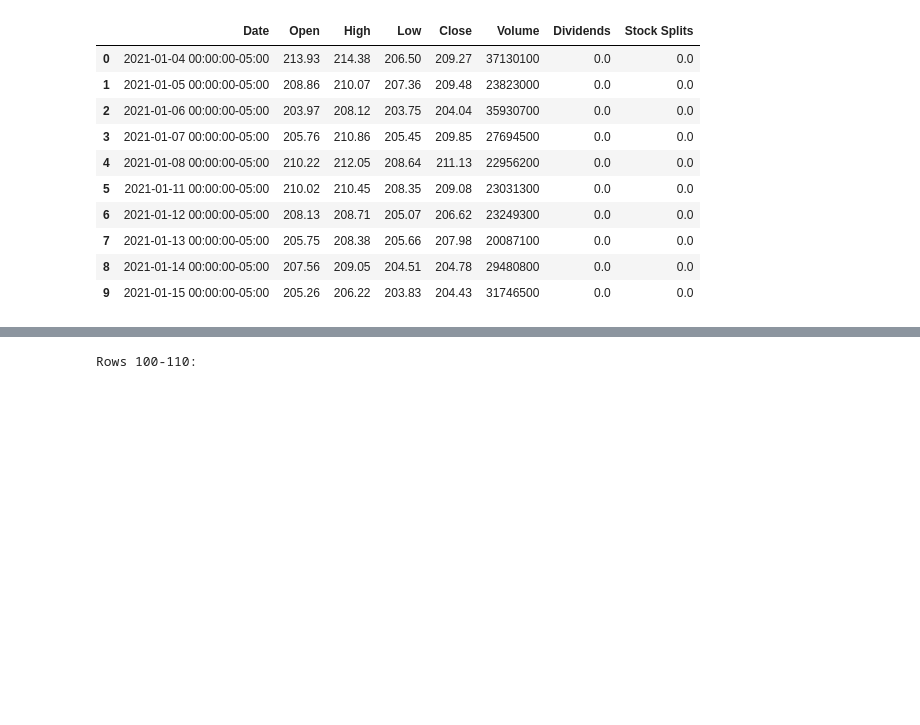
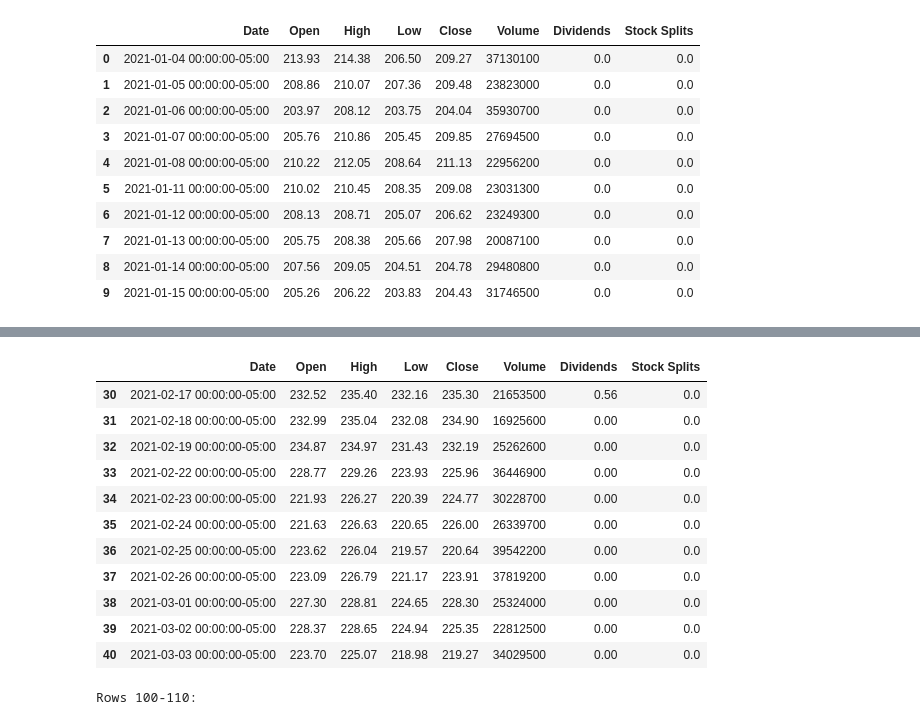
Before and after one commit to kuruscufatih/applied-finance-python, a Jupyter notebook: 0_learning_python/python_advanced/learning_pandas.ipynb, the cells around one changed output, grey strips where cells are left out. Saved outputs shown, nothing was run; the diff lists cells and outputs as text; code cells hidden in the pictures; blank space fills up the shorter version.

```diff
--- a/0_learning_python/python_advanced/learning_pandas.ipynb
+++ b/0_learning_python/python_advanced/learning_pandas.ipynb
@@ -238,3 +373,18 @@ NameError: name 'df' is not defined
+# %%
+df[30:41]
+# %% [output]
+|  | Date | Open | High | Low | Close | Volume | Dividends | Stock Splits |
+| 30 | 2021-02-17 00:00:00-05:00 | 232.52 | 235.40 | 232.16 | 235.30 | 21653500 | 0.56 | 0.0 |
+| 31 | 2021-02-18 00:00:00-05:00 | 232.99 | 235.04 | 232.08 | 234.90 | 16925600 | 0.00 | 0.0 |
+| 32 | 2021-02-19 00:00:00-05:00 | 234.87 | 234.97 | 231.43 | 232.19 | 25262600 | 0.00 | 0.0 |
+| 33 | 2021-02-22 00:00:00-05:00 | 228.77 | 229.26 | 223.93 | 225.96 | 36446900 | 0.00 | 0.0 |
+| 34 | 2021-02-23 00:00:00-05:00 | 221.93 | 226.27 | 220.39 | 224.77 | 30228700 | 0.00 | 0.0 |
+| 35 | 2021-02-24 00:00:00-05:00 | 221.63 | 226.63 | 220.65 | 226.00 | 26339700 | 0.00 | 0.0 |
+| 36 | 2021-02-25 00:00:00-05:00 | 223.62 | 226.04 | 219.57 | 220.64 | 39542200 | 0.00 | 0.0 |
+| 37 | 2021-02-26 00:00:00-05:00 | 223.09 | 226.79 | 221.17 | 223.91 | 37819200 | 0.00 | 0.0 |
+| 38 | 2021-03-01 00:00:00-05:00 | 227.30 | 228.81 | 224.65 | 228.30 | 25324000 | 0.00 | 0.0 |
+| 39 | 2021-03-02 00:00:00-05:00 | 228.37 | 228.65 | 224.94 | 225.35 | 22812500 | 0.00 | 0.0 |
+| 40 | 2021-03-03 00:00:00-05:00 | 223.70 | 225.07 | 218.98 | 219.27 | 34029500 | 0.00 | 0.0 |
 # %%
 # Rows 100 to 110
 print("Rows 100-110:")
```
Also changed, not shown: parts of 38 cells of this notebook, 2 other files.
